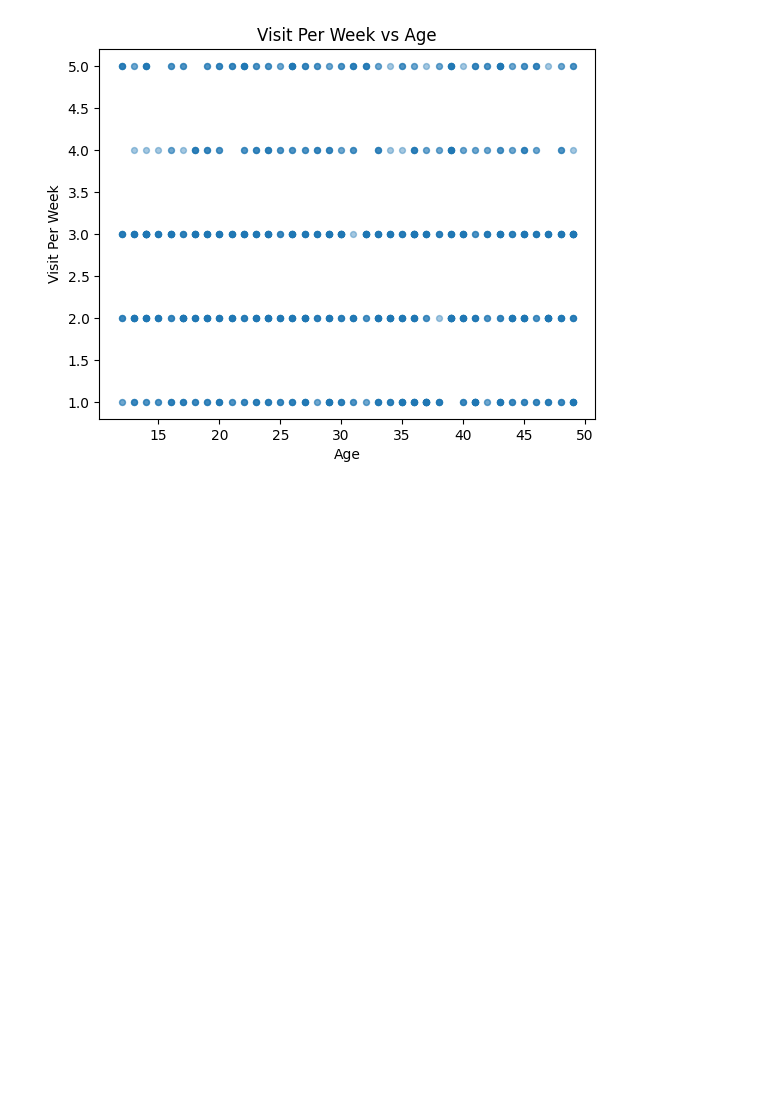
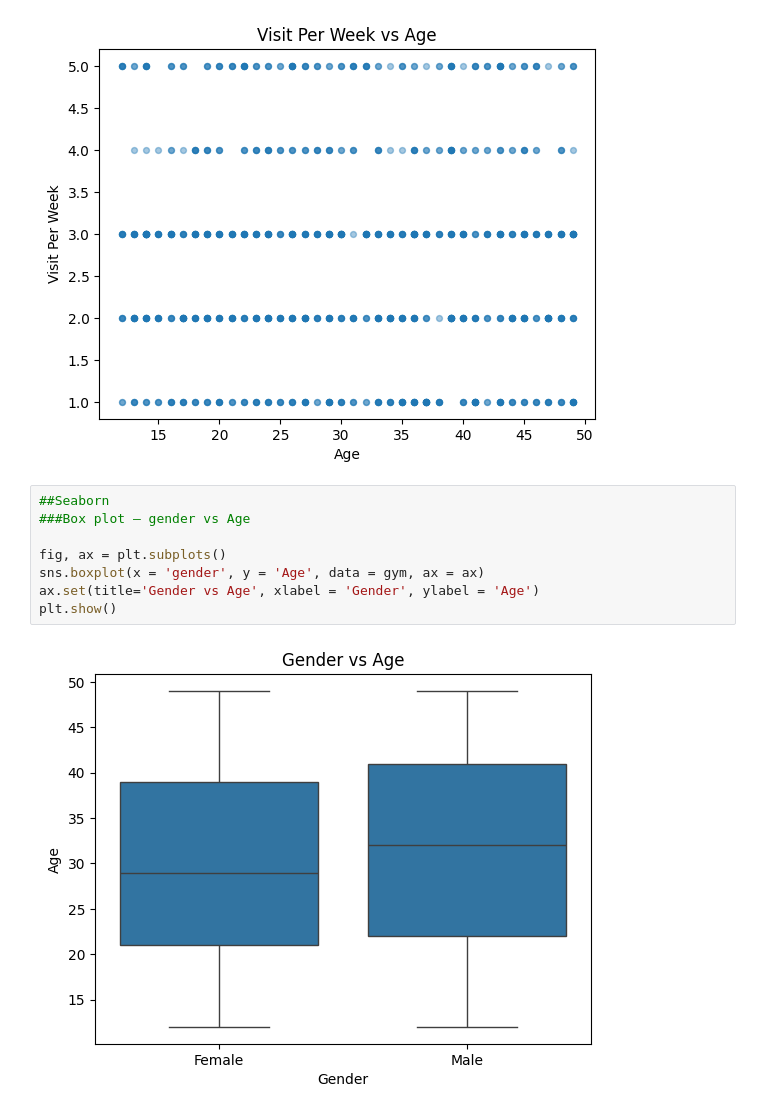
Before and after one commit to smchakma/ResearchWithSkillMoprh, a Jupyter notebook: Matplotlib_and_seaborn_asg.ipynb, the cells around one changed output. Drawn from its saved outputs; the diff is of its cells as text; blank space fills up the shorter version.

```diff
--- a/Matplotlib_and_seaborn_asg.ipynb
+++ b/Matplotlib_and_seaborn_asg.ipynb
@@ -95,3 +95,13 @@ ax.set(title = 'Visit Per Week vs Age', xlabel = 'Age', ylabel = 'Visit Per Week
 plt.show()
 # %% [output]
 [figure]
+# %%
+##Seaborn
+###Box plot — gender vs Age
+
+fig, ax = plt.subplots()
+sns.boxplot(x = 'gender', y = 'Age', data = gym, ax = ax)
+ax.set(title='Gender vs Age', xlabel = 'Gender', ylabel = 'Age')
+plt.show()
+# %% [output]
+[figure, added]
```
Also changed, not shown: parts of 2 cells of this notebook.
